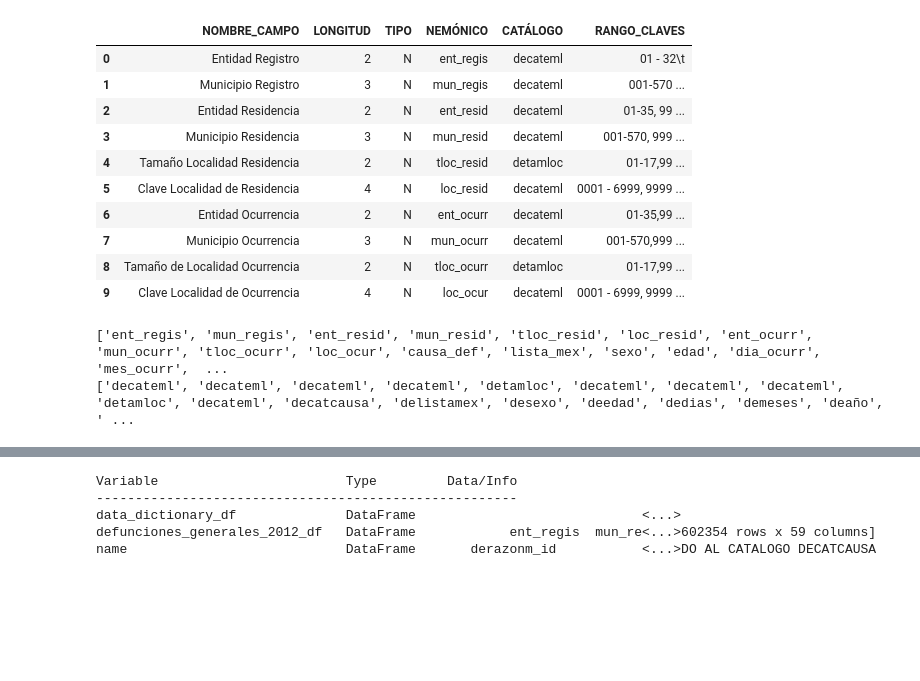
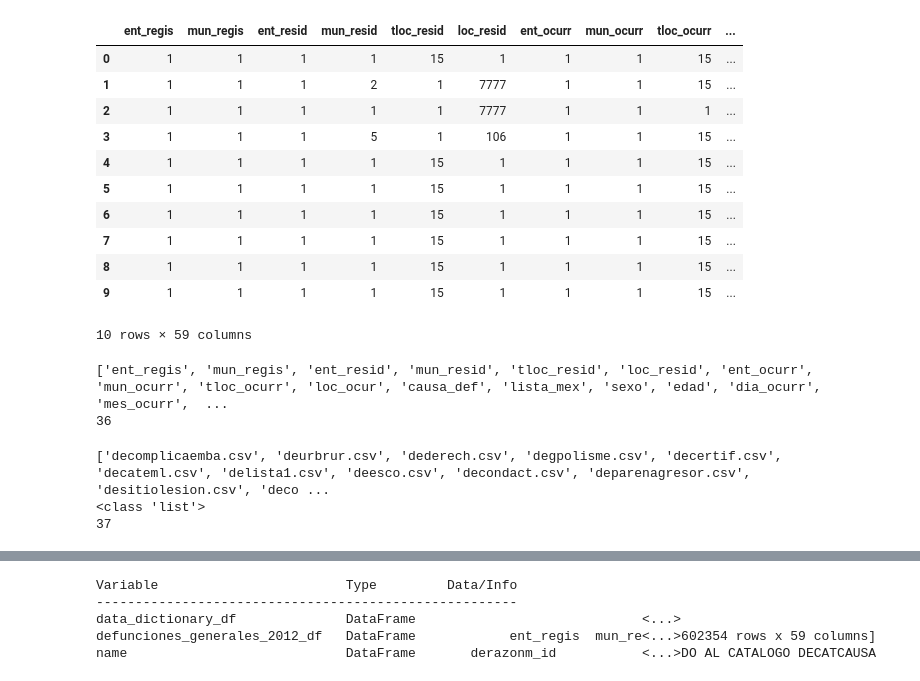
Before and after one commit to danielczz/ETL_Project-Data_Panas, a Jupyter notebook: main_jupyter.ipynb, the cells around one changed output, grey strips where cells are left out. Saved outputs shown, nothing was run; the diff lists cells and outputs as text; code cells hidden in the pictures; blank space fills up the shorter version.

Commit message:
Commit for tables on SQL

```diff
--- a/main_jupyter.ipynb
+++ b/main_jupyter.ipynb
@@ -12,24 +29,48 @@ data_dictionary_df = pd.read_csv("resources/diccionario_de_datos/diccionario_dat
 defunciones_generales_2012_df = pd.read_csv("resources/conjunto_de_datos/defunciones_generales_2012.csv")
 # %%
 # Preview DataFrame
-data_dictionary_df.head(10)
+defunciones_generales_2012_df.head(10)
 # %% [output]
-|  | NOMBRE_CAMPO | LONGITUD | TIPO | NEMÓNICO | CATÁLOGO | RANGO_CLAVES |
-| 0 | Entidad Registro | 2 | N | ent_regis | decateml | 01 - 32\t |
-| 1 | Municipio Registro | 3 | N | mun_regis | decateml | 001-570 ... |
-| 2 | Entidad Residencia | 2 | N | ent_resid | decateml | 01-35, 99 ... |
-| 3 | Municipio Residencia | 3 | N | mun_resid | decateml | 001-570, 999 ... |
-| 4 | Tamaño Localidad Residencia | 2 | N | tloc_resid | detamloc | 01-17,99 ... |
-| 5 | Clave Localidad de Residencia | 4 | N | loc_resid | decateml | 0001 - 6999, 9999 ... |
-| 6 | Entidad Ocurrencia | 2 | N | ent_ocurr | decateml | 01-35,99 ... |
-| 7 | Municipio Ocurrencia | 3 | N | mun_ocurr | decateml | 001-570,999 ... |
-| 8 | Tamaño de Localidad Ocurrencia | 2 | N | tloc_ocurr | detamloc | 01-17,99 ... |
-| 9 | Clave Localidad de Ocurrencia | 4 | N | loc_ocur | decateml | 0001 - 6999, 9999 ... |
+|  | ent_regis | mun_regis | ent_resid | mun_resid | tloc_resid | loc_resid | ent_ocurr | mun_ocurr | tloc_ocurr | ... |
+| 0 | 1 | 1 | 1 | 1 | 15 | 1 | 1 | 1 | 15 | ... |
+| 1 | 1 | 1 | 1 | 2 | 1 | 7777 | 1 | 1 | 15 | ... |
+| 2 | 1 | 1 | 1 | 1 | 1 | 7777 | 1 | 1 | 1 | ... |
+| 3 | 1 | 1 | 1 | 5 | 1 | 106 | 1 | 1 | 15 | ... |
+| 4 | 1 | 1 | 1 | 1 | 15 | 1 | 1 | 1 | 15 | ... |
+| 5 | 1 | 1 | 1 | 1 | 15 | 1 | 1 | 1 | 15 | ... |
+| 6 | 1 | 1 | 1 | 1 | 15 | 1 | 1 | 1 | 15 | ... |
+| 7 | 1 | 1 | 1 | 1 | 15 | 1 | 1 | 1 | 15 | ... |
+| 8 | 1 | 1 | 1 | 1 | 15 | 1 | 1 | 1 | 15 | ... |
+| 9 | 1 | 1 | 1 | 1 | 15 | 1 | 1 | 1 | 15 | ... |
+10 rows × 59 columns
 # %%
 my_list_nemonics = data_dictionary_df["NEMÓNICO"].tolist()
 my_list_catalogs = data_dictionary_df["CATÁLOGO"].tolist()
 print(my_list_nemonics)
-print(my_list_catalogs)
+# print(my_list_catalogs.value_counts())
+b = set(my_list_catalogs)
+print (len(b))
 # %% [output]
 ['ent_regis', 'mun_regis', 'ent_resid', 'mun_resid', 'tloc_resid', 'loc_resid', 'ent_ocurr', 'mun_ocurr', 'tloc_ocurr', 'loc_ocur', 'causa_def', 'lista_mex', 'sexo', 'edad', 'dia_ocurr', 'mes_ocurr',  ...
-['decateml', 'decateml', 'decateml', 'decateml', 'detamloc', 'decateml', 'decateml', 'decateml', 'detamloc', 'decateml', 'decatcausa', 'delistamex', 'desexo', 'deedad', 'dedias', 'demeses', 'deaño', ' ...
+36
+# %%
+import os
+
+pwd = os.getcwd()
+#print(pwd)
+pwd = pwd + '/resources/catalogos'
+#print(pwd)
+
+
+for path, folders, files in os.walk(pwd):
+   ## just rename folders inside path
+    if pwd == path:
+        #print(path)
+        #print(folders)
+        print(files)
+print(type(files))
+print(len(files))
+# %% [output]
+['decomplicaemba.csv', 'deurbrur.csv', 'dederech.csv', 'degpolisme.csv', 'decertif.csv', 'decateml.csv', 'delista1.csv', 'deesco.csv', 'decondact.csv', 'deparenagresor.csv', 'desitiolesion.csv', 'deco ...
+<class 'list'>
+37
```
Also changed, not shown: parts of 14 cells of this notebook.
